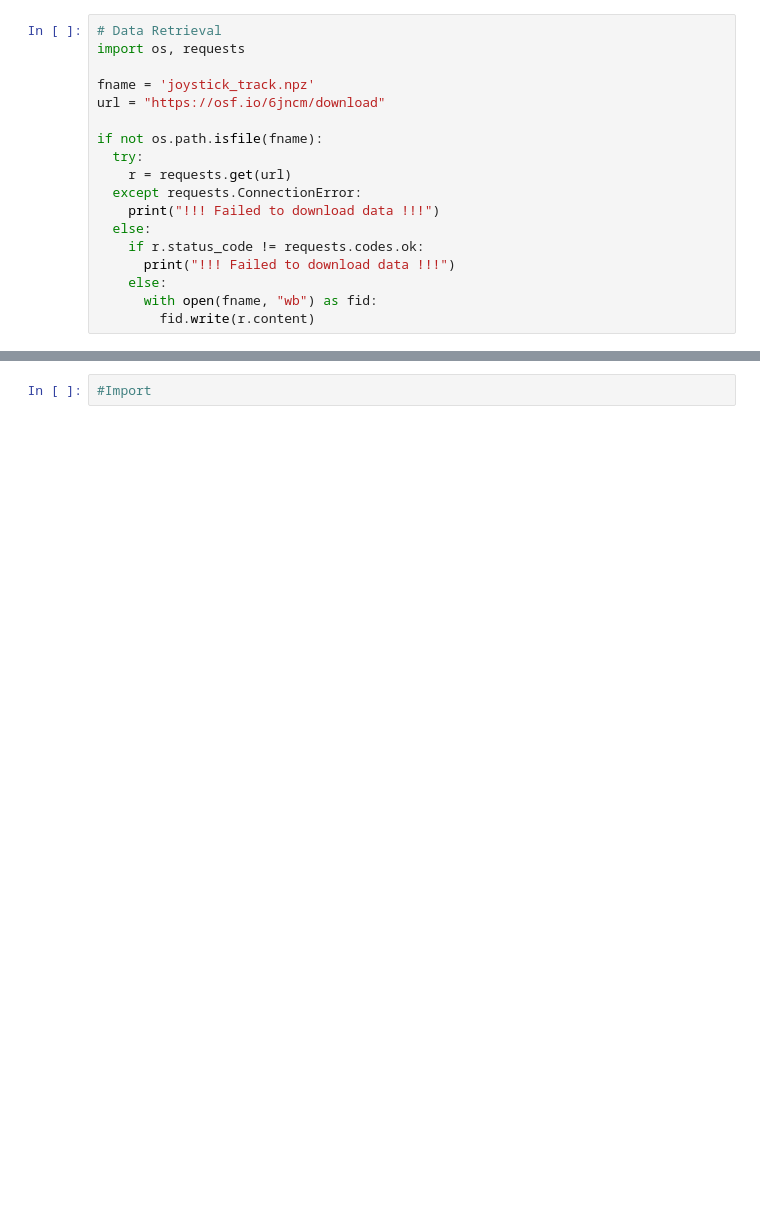
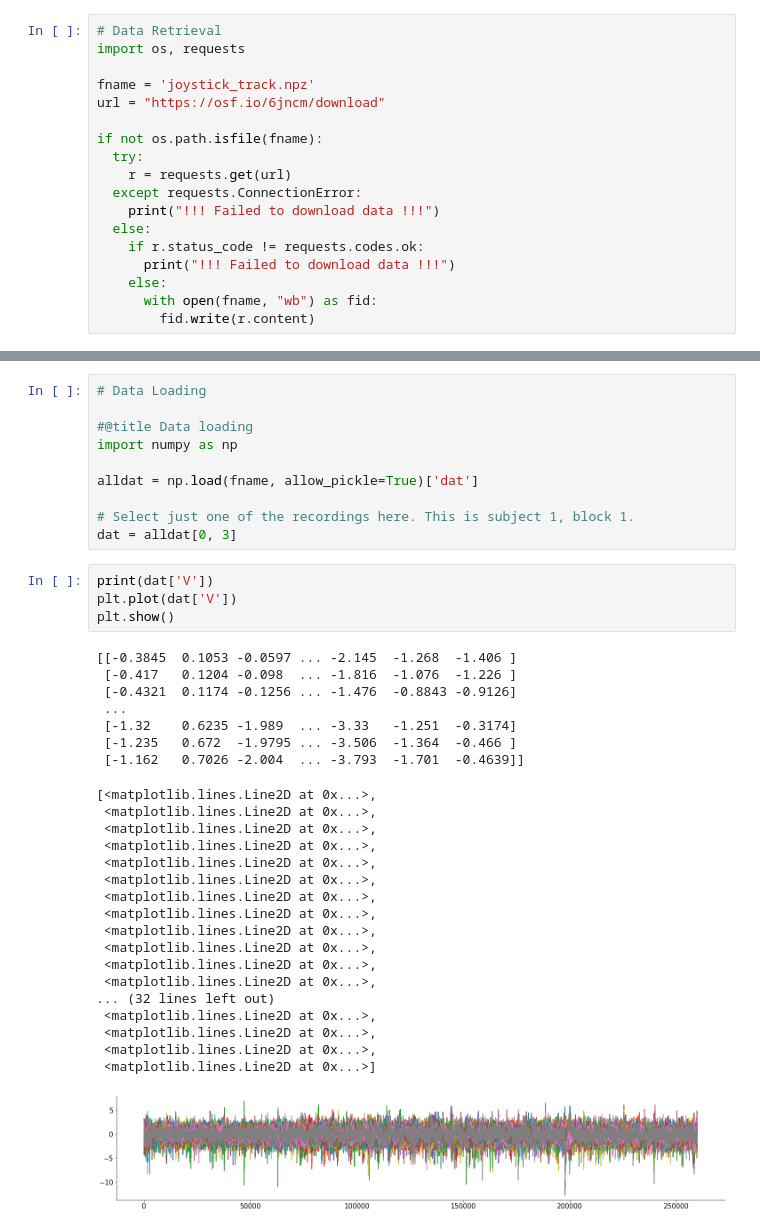
Before and after one commit to rnatarajan98/eCoG_Joystick_Analysis, a Jupyter notebook: Visualisation.ipynb, the cells around one changed output, grey strips where cells are left out. Saved outputs shown, nothing was run; the diff lists cells and outputs as text; blank space fills up the shorter version.

Commit message:
Added visualisation of voltage

```diff
--- a/Visualisation.ipynb
+++ b/Visualisation.ipynb
@@ -59,2 +73,40 @@ ModuleNotFoundError: No module named 'seaborn'
-# %%
-#Import
+# %%
+# Data Loading
+
+#@title Data loading
+import numpy as np
+
+alldat = np.load(fname, allow_pickle=True)['dat']
+
+# Select just one of the recordings here. This is subject 1, block 1.
+dat = alldat[0, 3]
+# %%
+print(dat['V'])
+plt.plot(dat['V'])
+plt.show()
+# %% [output]
+[[-0.3845  0.1053 -0.0597 ... -2.145  -1.268  -1.406 ]
+ [-0.417   0.1204 -0.098  ... -1.816  -1.076  -1.226 ]
+ [-0.4321  0.1174 -0.1256 ... -1.476  -0.8843 -0.9126]
+ ...
+ [-1.32    0.6235 -1.989  ... -3.33   -1.251  -0.3174]
+ [-1.235   0.672  -1.9795 ... -3.506  -1.364  -0.466 ]
+ [-1.162   0.7026 -2.004  ... -3.793  -1.701  -0.4639]]
+[<matplotlib.lines.Line2D at 0x...>,
+ <matplotlib.lines.Line2D at 0x...>,
+ <matplotlib.lines.Line2D at 0x...>,
+ <matplotlib.lines.Line2D at 0x...>,
+ <matplotlib.lines.Line2D at 0x...>,
+ <matplotlib.lines.Line2D at 0x...>,
+ <matplotlib.lines.Line2D at 0x...>,
+ <matplotlib.lines.Line2D at 0x...>,
+ <matplotlib.lines.Line2D at 0x...>,
+ <matplotlib.lines.Line2D at 0x...>,
+ <matplotlib.lines.Line2D at 0x...>,
+ <matplotlib.lines.Line2D at 0x...>,
+... (32 lines left out)
+ <matplotlib.lines.Line2D at 0x...>,
+ <matplotlib.lines.Line2D at 0x...>,
+ <matplotlib.lines.Line2D at 0x...>,
+ <matplotlib.lines.Line2D at 0x...>]
+[figure, added]
```
Also changed, not shown: parts of 2 cells of this notebook.
